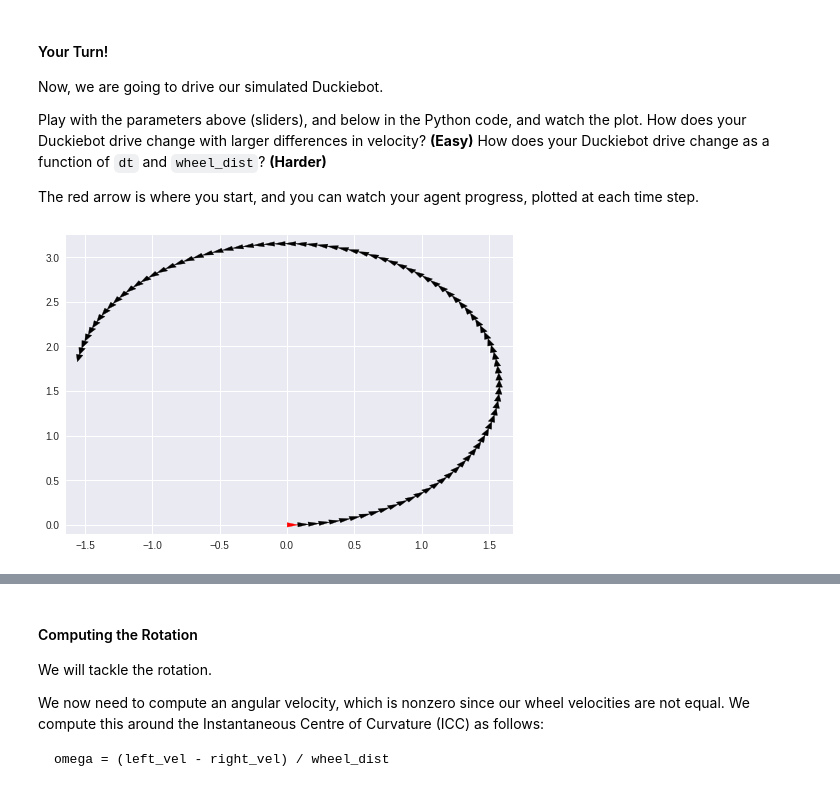
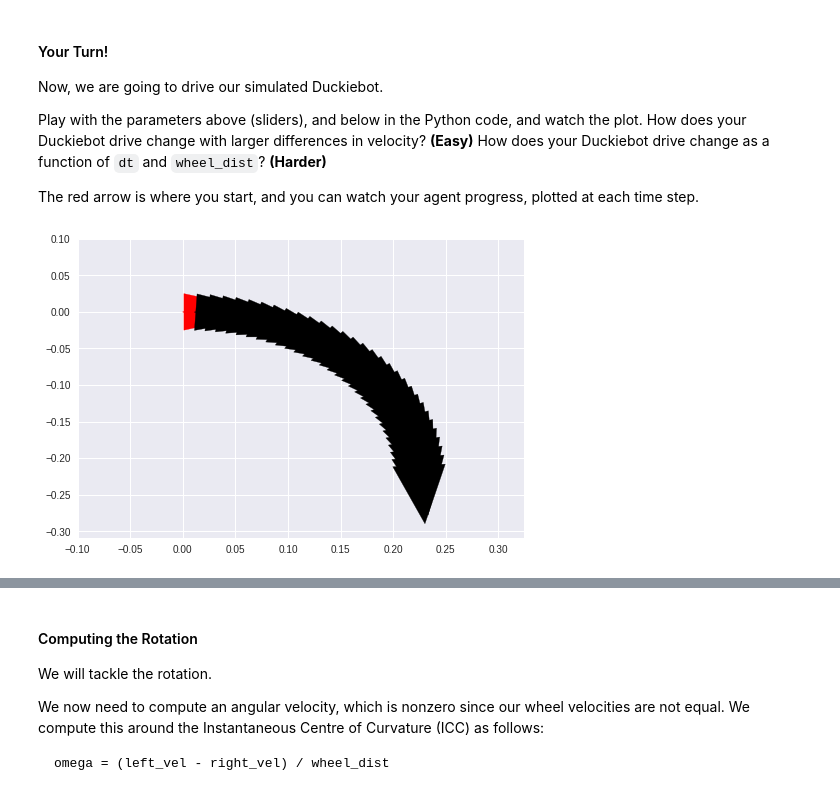
Before and after one commit to duckietown/instructionals, a Jupyter notebook: Modeling/Modeling_Instructional_Exercise.ipynb, the cells around one changed output, grey strips where cells are left out. Cells and saved outputs as stored; diff of their text form; code cells hidden in the pictures.

```diff
--- a/Modeling/Modeling_Instructional_Exercise.ipynb
+++ b/Modeling/Modeling_Instructional_Exercise.ipynb
@@ -142,26 +142,26 @@ The red arrow is where you start, and you can watch your agent progress, plotted
 # %%
 #@title Parameters { run: "auto" }
 
-left_vel = 0.2 #@param {type:"slider", min:-1, max:1, step:0.05}
-right_vel = 0.15 #@param {type:"slider", min:-1, max:1, step:0.05}
+left_vel = 0 #@param {type:"slider", min:-1, max:1, step:0.05}
+right_vel = 0.05 #@param {type:"slider", min:-1, max:1, step:0.05}
 wheel_dist = 0.45 #@param {type:"slider", min:0.1, max:1, step:0.05}
 dt = 0.45 #@param {type:"slider", min:0.25, max:1, step:0.05}
-total_timesteps = 90 #@param {type:"slider", min:10, max:100, step:10}
+total_timesteps = 30 #@param {type:"slider", min:10, max:100, step:10}
 
 start_pos = [0, 0]
 
 cur_pos = start_pos
 cur_angle = 0
 
 poses = [(cur_pos, cur_angle)]
 
 for t in range(total_timesteps):
     cur_pos, cur_angle = drive(cur_pos, cur_angle)
     poses.append((cur_pos, cur_angle))
 
 plot_poses(poses)
 # %% [output]
-[figure, old version]
+[figure, new version]
 # %% [markdown]
 ## Assumptions
 
```
Also changed, not shown: parts of 4 cells of this notebook.
